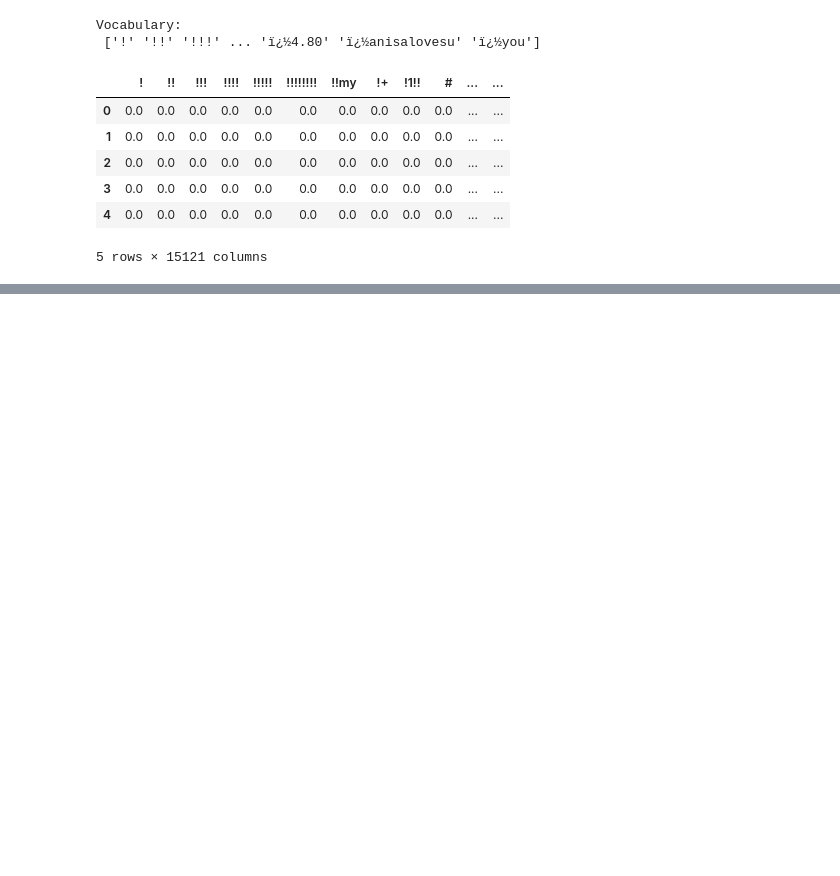
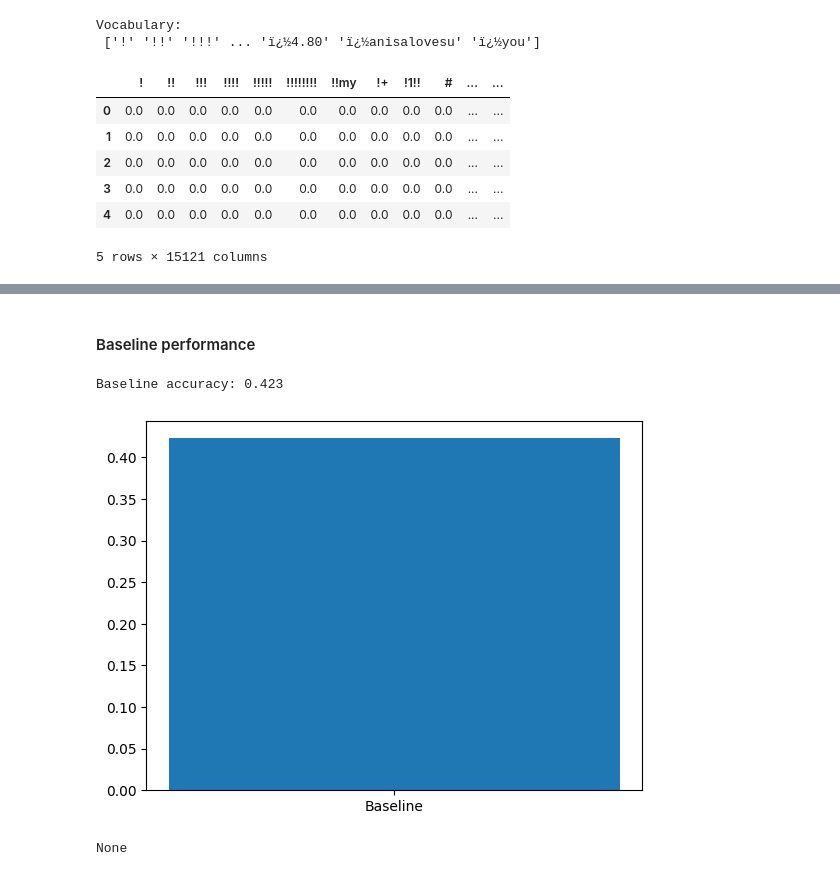
Before and after one commit to aliirtazas/sentiment-classification-ml-bert, a Jupyter notebook: twitter_sentiment_classification_ML_BERT.ipynb, the cells around one changed output, grey strips where cells are left out. Cells and saved outputs as stored; diff of their text form; code cells hidden in the pictures; blank space fills up the shorter version.

```diff
--- a/twitter_sentiment_classification_ML_BERT.ipynb
+++ b/twitter_sentiment_classification_ML_BERT.ipynb
@@ -122,0 +464,8 @@ X_train.shape
+# %%
+# Evaluating model predictions on untrained model
+
+# For any parameter named 'device', pass the following variable:
+device = torch.device("cuda")
+
+# Loading the model onto the device
+untrained_model.to(device)
@@ -122,0 +560,39 @@ X_train.shape
+# %% [markdown]
+#### Baseline performance
+# %%
+from scipy.stats import describe
+from math import sqrt
+
+def make_plots(perfs: List[float], names: List[str]) -> None:
+  """
+  Create bar plots for performance metrics.
+
+  Parameters:
+  -----------
+  perfs : List[float]
+      List of performance values (e.g., accuracies).
+  names : List[str]
+      List of names for the corresponding performance metrics.
+  """
+  for perf, name in zip(perfs, names):
+    print(f"{name} accuracy: {perf}")
+  plt.bar(np.arange(len(perfs)), perfs)
+  plt.xticks(np.arange(len(names)), names)
+  plt.show()
+# %%
+metrics = ['accuracy']
+
+baseline_result = evaluate(model = untrained_model,
+                           test_dataloader = test_dataloader,
+                           device = device,
+                           metric_strs = metrics)['accuracy']
+
+
+#PLOT
+results = [baseline_result]
+names = ['Baseline']
+print(make_plots(results, names))
+# %% [output]
+Baseline accuracy: 0.423
+[figure, added]
+None
```
Also changed, not shown: parts of 34 cells of this notebook.
